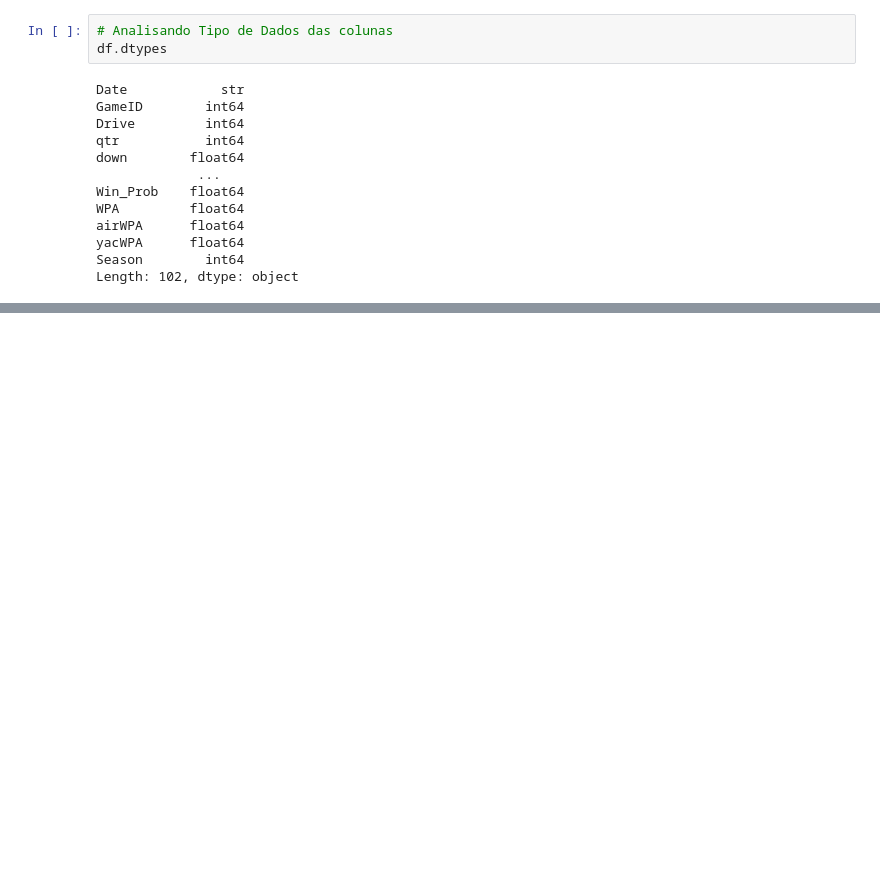
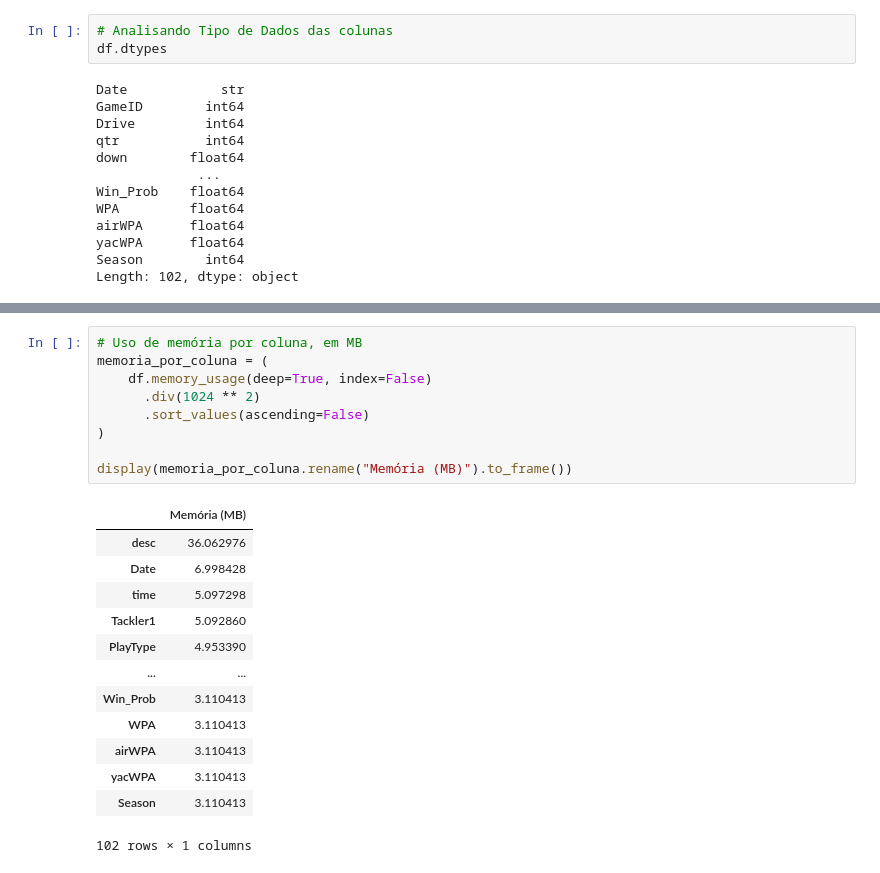
Before and after one commit to letsouzza/Arquitetura_Dados, a Jupyter notebook: 2_Semestre/notebooks/Problema_Tratamento_Dados.ipynb, the cells around one changed output, grey strips where cells are left out. Saved outputs shown, nothing was run; the diff lists cells and outputs as text; blank space fills up the shorter version.

```diff
--- a/2_Semestre/notebooks/Problema_Tratamento_Dados.ipynb
+++ b/2_Semestre/notebooks/Problema_Tratamento_Dados.ipynb
@@ -92,0 +152,23 @@ Uso total da memória inicial: 380.54 MB
+# %%
+# Uso de memória por coluna, em MB
+memoria_por_coluna = (
+    df.memory_usage(deep=True, index=False)
+      .div(1024 ** 2)
+      .sort_values(ascending=False)
+)
+
+display(memoria_por_coluna.rename("Memória (MB)").to_frame())
+# %% [output]
+|  | Memória (MB) |
+| desc | 36.062976 |
+| Date | 6.998428 |
+| time | 5.097298 |
+| Tackler1 | 5.092860 |
+| PlayType | 4.953390 |
+| ... | ... |
+| Win_Prob | 3.110413 |
+| WPA | 3.110413 |
+| airWPA | 3.110413 |
+| yacWPA | 3.110413 |
+| Season | 3.110413 |
+102 rows × 1 columns
```
Also changed, not shown: parts of 28 cells of this notebook.
